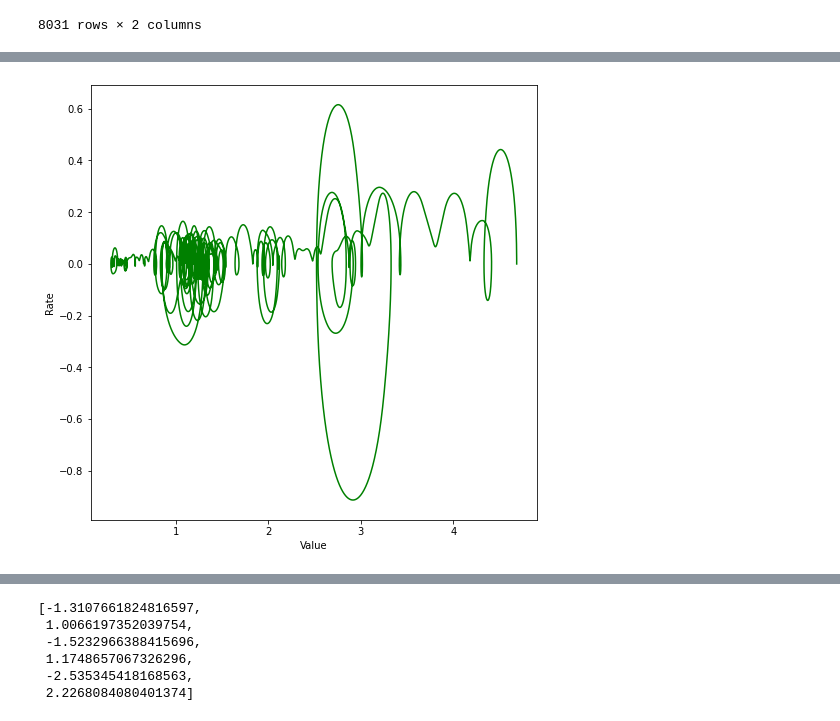
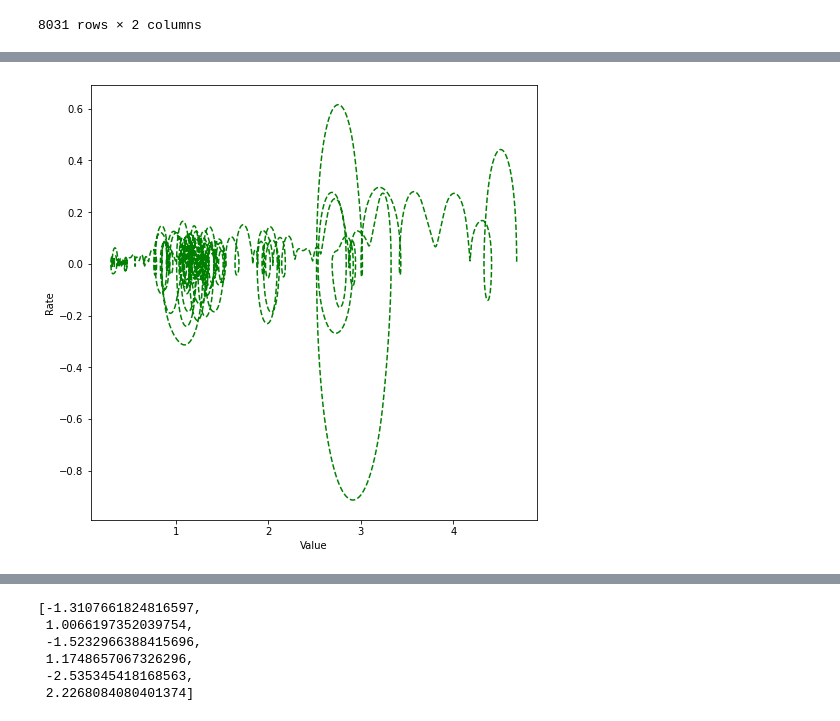
Before and after one commit to Karpovich-alex/phase-portrait-Nasdaq, a Jupyter notebook: Article_Comparison.ipynb, the cells around one changed output, grey strips where cells are left out. Cells and saved outputs as stored; diff of their text form; code cells hidden in the pictures.

```diff
--- a/Article_Comparison.ipynb
+++ b/Article_Comparison.ipynb
@@ -47,31 +53,31 @@ data_nas
 # %%
-normalize_date=''
-snp_phases=generate_phase_portrait(data_snp, [1, 7, 30])
-nas_phases=generate_phase_portrait(data_nas, [1, 7, 30])
+normalize_date = ''
+# snp_phases = generate_phase_portrait(data_snp, [1, 7, 30])
+nas_phases = generate_phase_portrait(data_nas, [1, 7, 30])
 # %%
 s_deriv=snp_phases[2][3]
 n_deriv=nas_phases[2][3]
 # %%
 fig, ax = plt.subplots()
 # ax.scatter(deriv[0], deriv[1], c=c_bar, s=0.05)
 # ax.plot(s_deriv[0], s_deriv[1], '-g', n_deriv[0], n_deriv[1], ':r')
-ax.plot(s_deriv[0], s_deriv[1], '-g')
+ax.plot(s_deriv[0], s_deriv[1], '--g')
 
 # ax.plot(s_deriv[0][::30], s_deriv[1][::30], '-g')
 
 #     ax.annotate(dates.iloc[-1].strftime('%d.%m.%y'), xy=(deriv[0][-1], deriv[1][-1]), color='black', ha="right")
 ax.set_ylabel('Rate')
 ax.set_xlabel('Value')
 
 # plt.title('Сравнение показателей, нормализованных на 01.01.2000')
 # plt.legend(['S&P 500', 'NASDAQ Composite'], loc='best')
 
 fig.set_figheight(8)
 fig.set_figwidth(8)
 
 # plt.savefig(f"Comparison_SnP_Nas_t30.png", dpi=200)
 # %% [output]
-[figure, old version]
+[figure, new version]
 # %%
 s_x, s_y=snp_phases[2][0:2]
 n_x, n_y=nas_phases[2][0:2]
```
Also changed, not shown: parts of 20 cells of this notebook, 5 other files.
